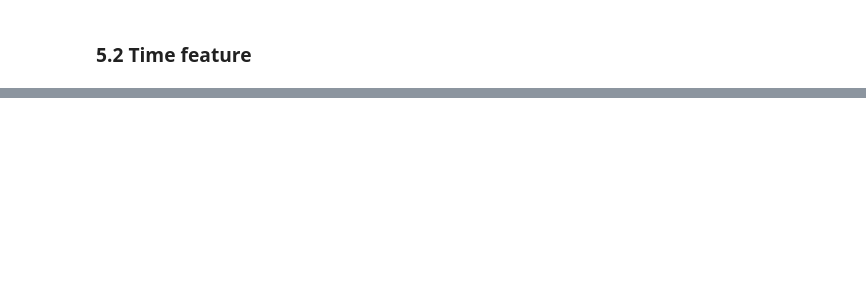
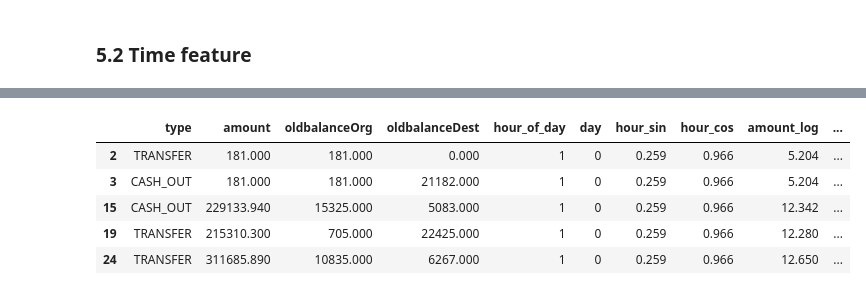
Before and after one commit to renteria-luis/fraud-detection-v1, a Jupyter notebook: notebooks/01_eda_paysim.ipynb, the cells around one changed output, grey strips where cells are left out. Cells and saved outputs as stored; diff of their text form; code cells hidden in the pictures; blank space fills up the shorter version.

```diff
--- a/notebooks/01_eda_paysim.ipynb
+++ b/notebooks/01_eda_paysim.ipynb
@@ -335,0 +334,14 @@ plt.show()
+# %%
+# We use our functions to clean the dataset & perform FE
+X, y = filter_and_clean(df)
+fe = PaySimFeatures(cyclical_encoding=True)
+X_fe = fe.fit_transform(X)
+
+X_fe.head()
+# %% [output]
+|  | type | amount | oldbalanceOrg | oldbalanceDest | hour_of_day | day | hour_sin | hour_cos | amount_log | ... |
+| 2 | TRANSFER | 181.000 | 181.000 | 0.000 | 1 | 0 | 0.259 | 0.966 | 5.204 | ... |
+| 3 | CASH_OUT | 181.000 | 181.000 | 21182.000 | 1 | 0 | 0.259 | 0.966 | 5.204 | ... |
+| 15 | CASH_OUT | 229133.940 | 15325.000 | 5083.000 | 1 | 0 | 0.259 | 0.966 | 12.342 | ... |
+| 19 | TRANSFER | 215310.300 | 705.000 | 22425.000 | 1 | 0 | 0.259 | 0.966 | 12.280 | ... |
+| 24 | TRANSFER | 311685.890 | 10835.000 | 6267.000 | 1 | 0 | 0.259 | 0.966 | 12.650 | ... |
```
Also changed, not shown: parts of 11 cells of this notebook, 2 other files.
